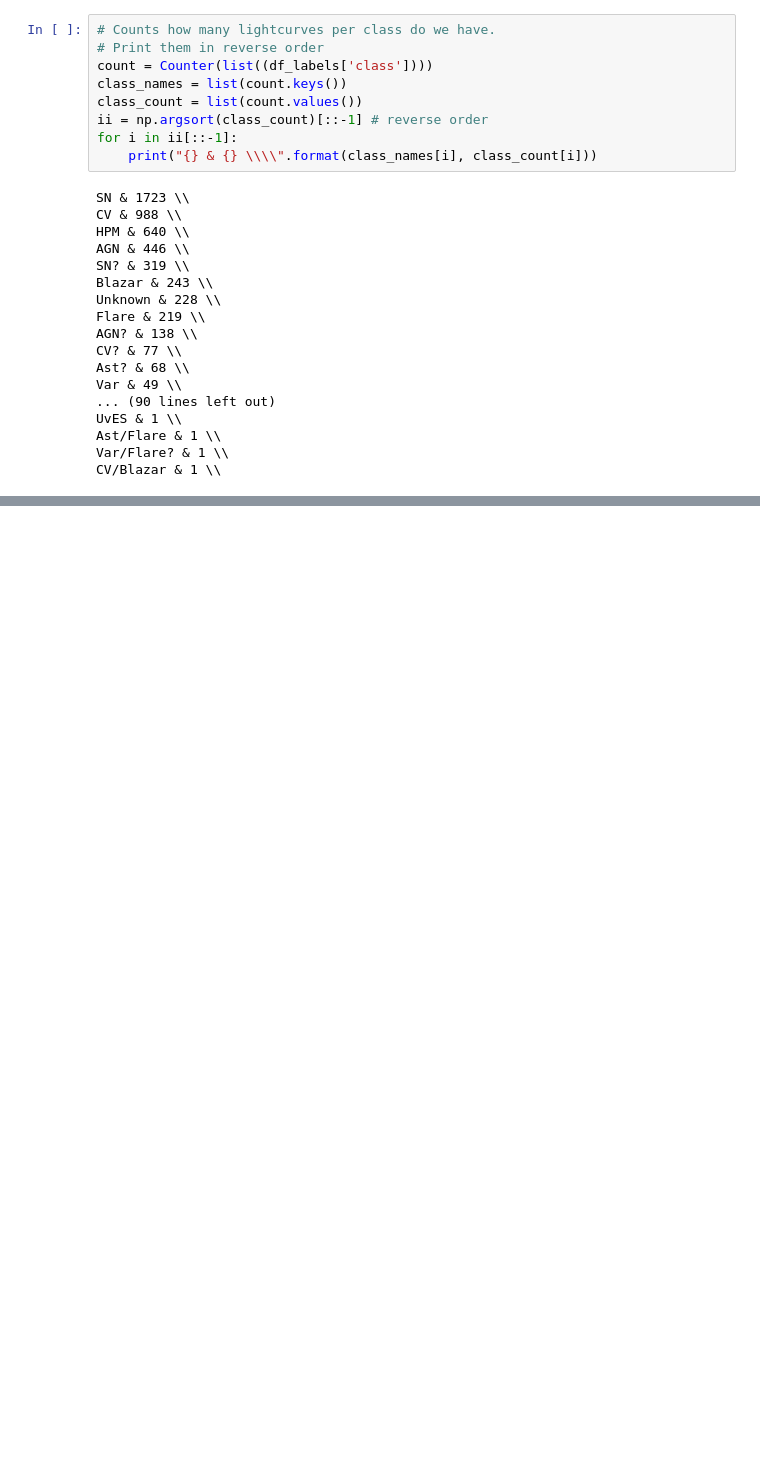
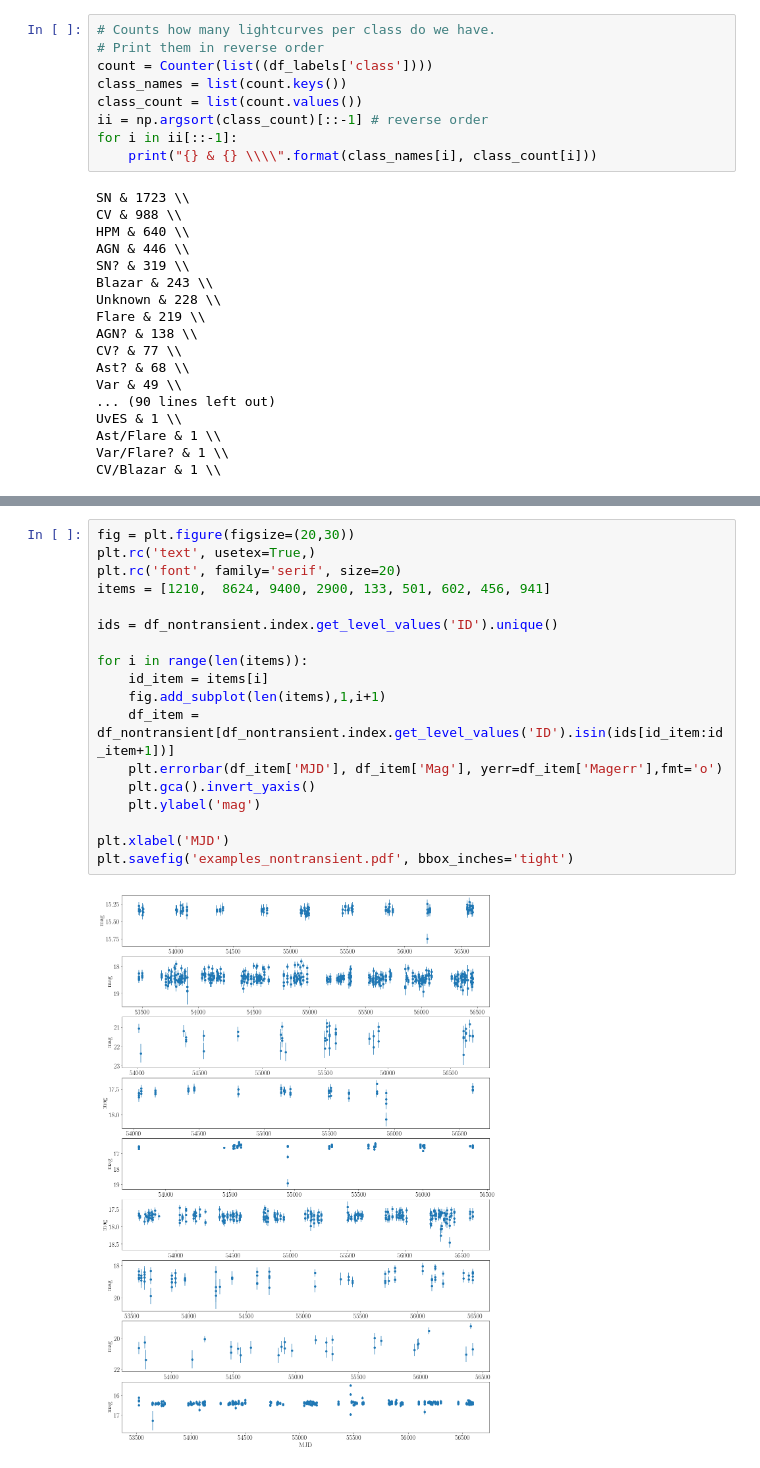
Before and after one commit to MachineLearningUniandes/MANTRA, a Jupyter notebook: nb-explore/explore_light_curves.ipynb, the cells around one changed output, grey strips where cells are left out. Cells and saved outputs as stored; diff of their text form; blank space fills up the shorter version.

```diff
--- a/nb-explore/explore_light_curves.ipynb
+++ b/nb-explore/explore_light_curves.ipynb
@@ -158,2 +174,22 @@ plt.savefig('examples.pdf', bbox_inches='tight')
 # %% [output]
 [figure]
+# %%
+fig = plt.figure(figsize=(20,30))
+plt.rc('text', usetex=True,)
+plt.rc('font', family='serif', size=20)
+items = [1210,  8624, 9400, 2900, 133, 501, 602, 456, 941]
+
+ids = df_nontransient.index.get_level_values('ID').unique()
+
+for i in range(len(items)):
+    id_item = items[i]
+    fig.add_subplot(len(items),1,i+1)
+    df_item = df_nontransient[df_nontransient.index.get_level_values('ID').isin(ids[id_item:id_item+1])]
+    plt.errorbar(df_item['MJD'], df_item['Mag'], yerr=df_item['Magerr'],fmt='o')
+    plt.gca().invert_yaxis()
+    plt.ylabel('mag')
+
+plt.xlabel('MJD')
+plt.savefig('examples_nontransient.pdf', bbox_inches='tight')
+# %% [output]
+[figure, added]
```
Also changed, not shown: parts of 8 cells of this notebook.
